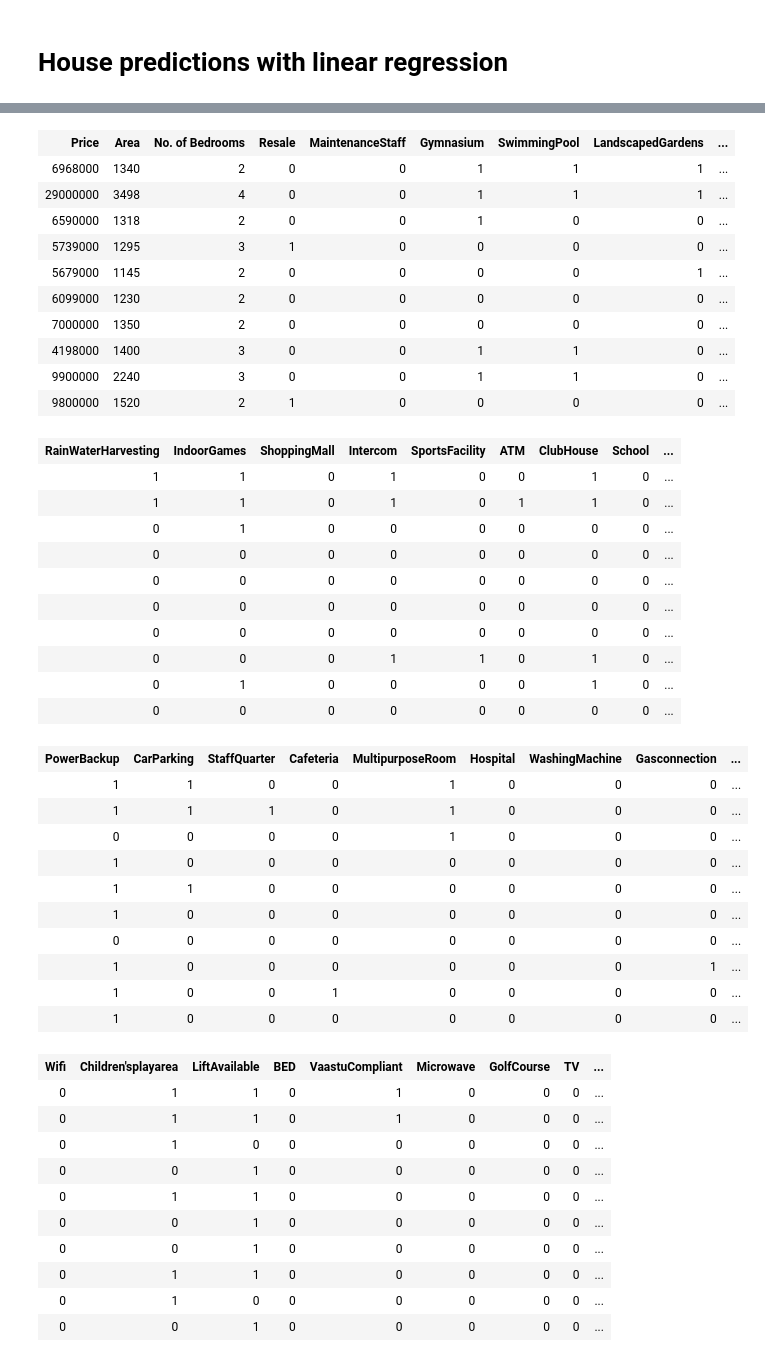
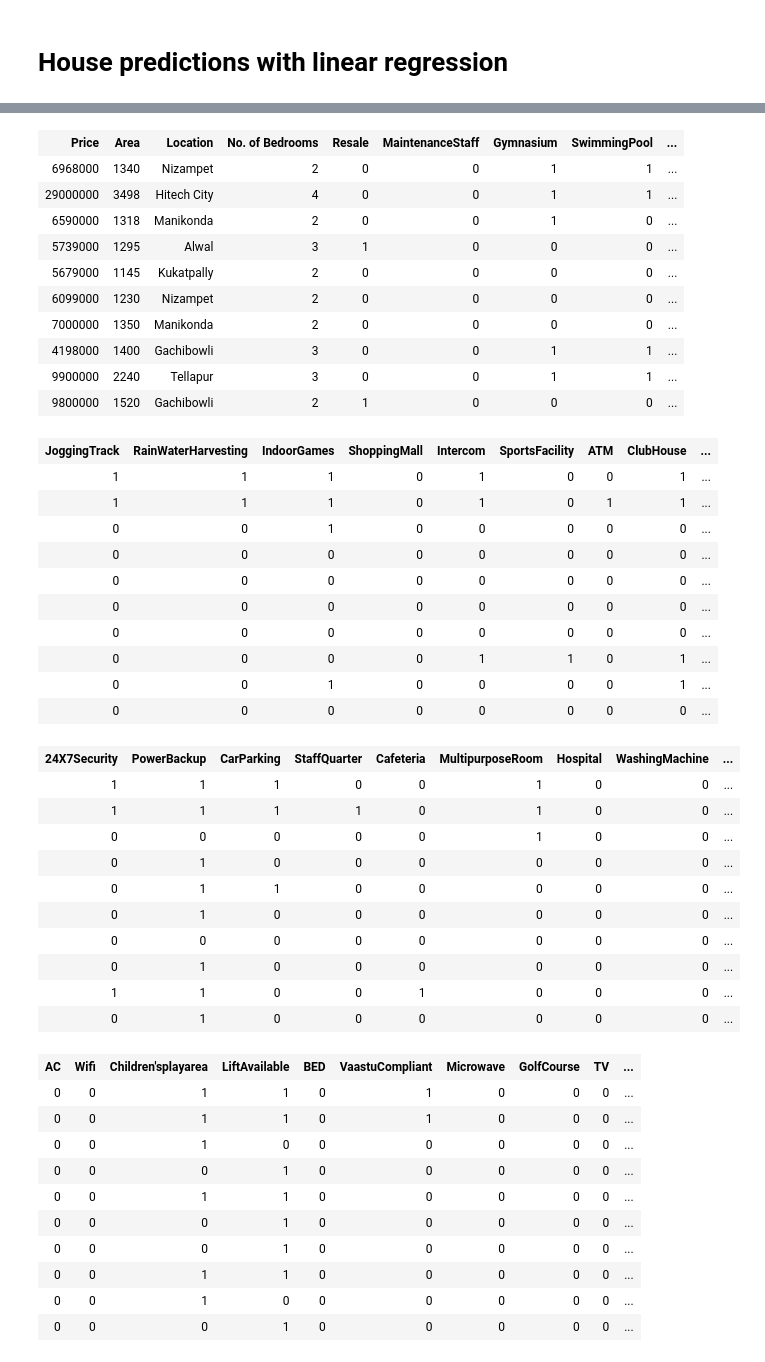
Before and after one commit to luisguiserrano/manning, a Jupyter notebook: Chapter 3 - Linear Regression/House_Predictions.ipynb, the cells around one changed output, grey strips where cells are left out. Saved outputs shown, nothing was run; the diff lists cells and outputs as text; code cells hidden in the pictures.

```diff
--- a/Chapter 3 - Linear Regression/House_Predictions.ipynb
+++ b/Chapter 3 - Linear Regression/House_Predictions.ipynb
@@ -5,7 +8,5 @@ import turicreate as tc
 # %%
 data = tc.SFrame('Hyderabad.csv')
-data = data.remove_column('Location')
-data = data[data['Price']<100000000]
 data
 # %% [output]
 Finished parsing file /Users/luisserrano/Documents/Book/code/manning/Chapter 3 - Linear Regression/Hyderabad.csv
@@ -22,47 +23,47 @@ Parsing completed. Parsed 2518 lines in 0.02833 secs.
-| Price | Area | No. of Bedrooms | Resale | MaintenanceStaff | Gymnasium | SwimmingPool | LandscapedGardens | ... |
-| 6968000 | 1340 | 2 | 0 | 0 | 1 | 1 | 1 | ... |
-| 29000000 | 3498 | 4 | 0 | 0 | 1 | 1 | 1 | ... |
-| 6590000 | 1318 | 2 | 0 | 0 | 1 | 0 | 0 | ... |
-| 5739000 | 1295 | 3 | 1 | 0 | 0 | 0 | 0 | ... |
-| 5679000 | 1145 | 2 | 0 | 0 | 0 | 0 | 1 | ... |
-| 6099000 | 1230 | 2 | 0 | 0 | 0 | 0 | 0 | ... |
-| 7000000 | 1350 | 2 | 0 | 0 | 0 | 0 | 0 | ... |
-| 4198000 | 1400 | 3 | 0 | 0 | 1 | 1 | 0 | ... |
-| 9900000 | 2240 | 3 | 0 | 0 | 1 | 1 | 0 | ... |
-| 9800000 | 1520 | 2 | 1 | 0 | 0 | 0 | 0 | ... |
+| Price | Area | Location | No. of Bedrooms | Resale | MaintenanceStaff | Gymnasium | SwimmingPool | ... |
+| 6968000 | 1340 | Nizampet | 2 | 0 | 0 | 1 | 1 | ... |
+| 29000000 | 3498 | Hitech City | 4 | 0 | 0 | 1 | 1 | ... |
+| 6590000 | 1318 | Manikonda | 2 | 0 | 0 | 1 | 0 | ... |
+| 5739000 | 1295 | Alwal | 3 | 1 | 0 | 0 | 0 | ... |
+| 5679000 | 1145 | Kukatpally | 2 | 0 | 0 | 0 | 0 | ... |
+| 6099000 | 1230 | Nizampet | 2 | 0 | 0 | 0 | 0 | ... |
+| 7000000 | 1350 | Manikonda | 2 | 0 | 0 | 0 | 0 | ... |
+| 4198000 | 1400 | Gachibowli | 3 | 0 | 0 | 1 | 1 | ... |
+| 9900000 | 2240 | Tellapur | 3 | 0 | 0 | 1 | 1 | ... |
+| 9800000 | 1520 | Gachibowli | 2 | 1 | 0 | 0 | 0 | ... |
-| RainWaterHarvesting | IndoorGames | ShoppingMall | Intercom | SportsFacility | ATM | ClubHouse | School | ... |
-| 1 | 1 | 0 | 1 | 0 | 0 | 1 | 0 | ... |
-| 1 | 1 | 0 | 1 | 0 | 1 | 1 | 0 | ... |
-| 0 | 1 | 0 | 0 | 0 | 0 | 0 | 0 | ... |
+| JoggingTrack | RainWaterHarvesting | IndoorGames | ShoppingMall | Intercom | SportsFacility | ATM | ClubHouse | ... |
+| 1 | 1 | 1 | 0 | 1 | 0 | 0 | 1 | ... |
+| 1 | 1 | 1 | 0 | 1 | 0 | 1 | 1 | ... |
+| 0 | 0 | 1 | 0 | 0 | 0 | 0 | 0 | ... |
 | 0 | 0 | 0 | 0 | 0 | 0 | 0 | 0 | ... |
 | 0 | 0 | 0 | 0 | 0 | 0 | 0 | 0 | ... |
 | 0 | 0 | 0 | 0 | 0 | 0 | 0 | 0 | ... |
 | 0 | 0 | 0 | 0 | 0 | 0 | 0 | 0 | ... |
-| 0 | 0 | 0 | 1 | 1 | 0 | 1 | 0 | ... |
-| 0 | 1 | 0 | 0 | 0 | 0 | 1 | 0 | ... |
+| 0 | 0 | 0 | 0 | 1 | 1 | 0 | 1 | ... |
+| 0 | 0 | 1 | 0 | 0 | 0 | 0 | 1 | ... |
 | 0 | 0 | 0 | 0 | 0 | 0 | 0 | 0 | ... |
-| PowerBackup | CarParking | StaffQuarter | Cafeteria | MultipurposeRoom | Hospital | WashingMachine | Gasconnection | ... |
+| 24X7Security | PowerBackup | CarParking | StaffQuarter | Cafeteria | MultipurposeRoom | Hospital | WashingMachine | ... |
+| 1 | 1 | 1 | 0 | 0 | 1 | 0 | 0 | ... |
+| 1 | 1 | 1 | 1 | 0 | 1 | 0 | 0 | ... |
+| 0 | 0 | 0 | 0 | 0 | 1 | 0 | 0 | ... |
+| 0 | 1 | 0 | 0 | 0 | 0 | 0 | 0 | ... |
+| 0 | 1 | 1 | 0 | 0 | 0 | 0 | 0 | ... |
+| 0 | 1 | 0 | 0 | 0 | 0 | 0 | 0 | ... |
+| 0 | 0 | 0 | 0 | 0 | 0 | 0 | 0 | ... |
+| 0 | 1 | 0 | 0 | 0 | 0 | 0 | 0 | ... |
 | 1 | 1 | 0 | 0 | 1 | 0 | 0 | 0 | ... |
-| 1 | 1 | 1 | 0 | 1 | 0 | 0 | 0 | ... |
-| 0 | 0 | 0 | 0 | 1 | 0 | 0 | 0 | ... |
-| 1 | 0 | 0 | 0 | 0 | 0 | 0 | 0 | ... |
-| 1 | 1 | 0 | 0 | 0 | 0 | 0 | 0 | ... |
-| 1 | 0 | 0 | 0 | 0 | 0 | 0 | 0 | ... |
-| 0 | 0 | 0 | 0 | 0 | 0 | 0 | 0 | ... |
-| 1 | 0 | 0 | 0 | 0 | 0 | 0 | 1 | ... |
-| 1 | 0 | 0 | 1 | 0 | 0 | 0 | 0 | ... |
-| 1 | 0 | 0 | 0 | 0 | 0 | 0 | 0 | ... |
+| 0 | 1 | 0 | 0 | 0 | 0 | 0 | 0 | ... |
-| Wifi | Children'splayarea | LiftAvailable | BED | VaastuCompliant | Microwave | GolfCourse | TV | ... |
-| 0 | 1 | 1 | 0 | 1 | 0 | 0 | 0 | ... |
-| 0 | 1 | 1 | 0 | 1 | 0 | 0 | 0 | ... |
-| 0 | 1 | 0 | 0 | 0 | 0 | 0 | 0 | ... |
-| 0 | 0 | 1 | 0 | 0 | 0 | 0 | 0 | ... |
-| 0 | 1 | 1 | 0 | 0 | 0 | 0 | 0 | ... |
-| 0 | 0 | 1 | 0 | 0 | 0 | 0 | 0 | ... |
-| 0 | 0 | 1 | 0 | 0 | 0 | 0 | 0 | ... |
-| 0 | 1 | 1 | 0 | 0 | 0 | 0 | 0 | ... |
-| 0 | 1 | 0 | 0 | 0 | 0 | 0 | 0 | ... |
-| 0 | 0 | 1 | 0 | 0 | 0 | 0 | 0 | ... |
+| AC | Wifi | Children'splayarea | LiftAvailable | BED | VaastuCompliant | Microwave | GolfCourse | TV | ... |
+| 0 | 0 | 1 | 1 | 0 | 1 | 0 | 0 | 0 | ... |
+| 0 | 0 | 1 | 1 | 0 | 1 | 0 | 0 | 0 | ... |
+| 0 | 0 | 1 | 0 | 0 | 0 | 0 | 0 | 0 | ... |
+| 0 | 0 | 0 | 1 | 0 | 0 | 0 | 0 | 0 | ... |
+| 0 | 0 | 1 | 1 | 0 | 0 | 0 | 0 | 0 | ... |
+| 0 | 0 | 0 | 1 | 0 | 0 | 0 | 0 | 0 | ... |
+| 0 | 0 | 0 | 1 | 0 | 0 | 0 | 0 | 0 | ... |
+| 0 | 0 | 1 | 1 | 0 | 0 | 0 | 0 | 0 | ... |
+| 0 | 0 | 1 | 0 | 0 | 0 | 0 | 0 | 0 | ... |
+| 0 | 0 | 0 | 1 | 0 | 0 | 0 | 0 | 0 | ... |
 | Wardrobe | Refrigerator |
 | 0 | 0 |
 | 0 | 0 |
```
Also changed, not shown: parts of 29 cells of this notebook, 3 other files.
